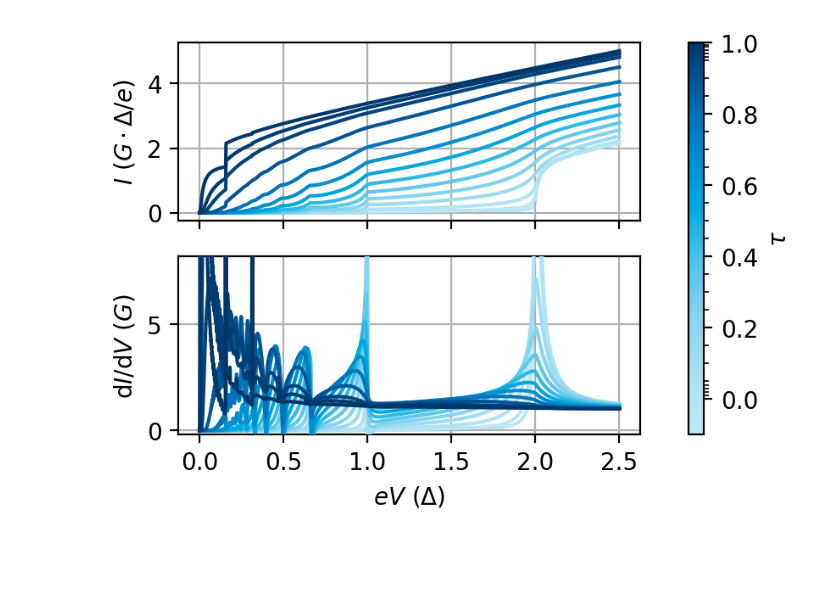
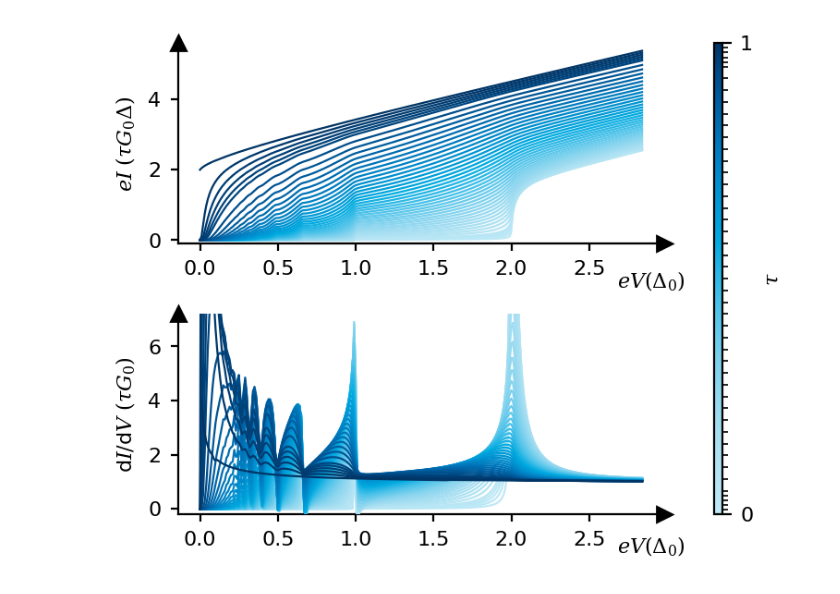
Before and after one commit to schmampf/dissertation, a Jupyter notebook: theory/meso/meso.ipynb, the cells around one changed output. Saved outputs shown, nothing was run; the diff lists cells and outputs as text; code cells hidden in the pictures; blank space fills up the shorter version.

Commit message:
mehr figures.

```diff
--- a/theory/meso/meso.ipynb
+++ b/theory/meso/meso.ipynb
@@ -35,10 +21,0 @@ I_nA = np.full((taus.shape[0], V_mV.shape[0]), np.nan)
-# %%
-for i, tau in enumerate(tqdm(taus)):
-    I_nA[i, :] = get_I_nA_HA(
-        V_mV=V_mV,
-        tau=tau,
-        T_K=T_K,
-        Delta_meV=np.array([Delta_meV, Delta_meV]),
-        Gamma_meV=np.array([Gamma_meV, Gamma_meV]),
-    )
-dIdV_G0 = np.gradient(I_nA, V_mV, axis=1) / G_0_muS
@@ -45,44 +154,70 @@ dIdV_G0 = np.gradient(I_nA, V_mV, axis=1) / G_0_muS
 # %%
 %matplotlib inline
-from torch import inverse
+
+fig, axs = plt.subplots(figsize=(3.8,3), ncols=2, nrows=2, dpi=200,
+        gridspec_kw={"width_ratios":[5.8,.1], "hspace": 0.35})
+fig.subplots_adjust(top=0.95, bottom=0.1)  # oder was immer gut aussieht
+# alternativ: fig.tight_layout(rect=[0, 0, 1, 0.98])
 
 
-plt.figure(1)
-fig, axs = plt.subplots(figsize=(4,3), ncols=2, nrows=2, dpi=200,
-        gridspec_kw={"width_ratios":[5.8,.2]})
 gs = axs[0,1].get_gridspec()
-ax11 = axs[0,0]
-ax12 = axs[1,0]
+ax_IV = axs[0,0]
+ax_dIdV = axs[1,0]
 
-black_lim = .1
-
-t, _ = np.meshgrid(taus, np.ones_like(taus))
-# cmap = cmap(inverse=True, clim=[.1, .8])
+t, _ = np.meshgrid(tau, np.ones_like(tau))
 tau_map = cmap(clim=[.1, .8], inverse=True)
-im = axs[0,1].imshow(t, cmap = tau_map, clim=(1, 0))
+im = axs[0,1].imshow(t, cmap = tau_map, clim=(0, 1))
 
 axs[0,1].remove()
 axs[1,1].remove()
 ax_clb = fig.add_subplot(gs[:,-1])
 cbar=fig.colorbar(im, label=r'$\tau$', cax=ax_clb)
-ax_clb.set_yticks(taus, minor=True)
+ax_clb.set_yticks(tau, minor=True)
+ax_clb.set_yticks([0,1])
 
-for i, tau in enumerate(taus):
-    if i%2==1:
-        ax11.plot(V_mV/Delta_meV, I_nA[i,:] / G_0_muS /tau / Delta_meV, '-',label=f'{tau:0.03}', zorder=i, color=tau_map(tau))
-        ax12.plot(V_mV/Delta_meV, dIdV_G0[i,:]/tau, '-',label=f'{tau:0.03}', zorder=i, color=tau_map(tau))
+lw=.8
+for i, tau_i in enumerate(tau):
+#     if i%2==1:
+    ax_IV.plot(eV_Delta, eI_DeltaG_0[i,:]/tau_i, '-',label=f'{tau_i:0.03}', zorder=i, color=tau_map(tau_i), lw=lw)
+    ax_dIdV.plot(eV_Delta2, dIdV_G_0[i,:]/tau_i, '-',label=f'{tau_i:0.03}', zorder=i, color=tau_map(tau_i), lw=lw)
 
-ax11.set_xticklabels([])
-ax11.grid()
-ax12.grid()
-# ax11.set_xlim(-0.1,2.6)
-# ax12.set_xlim(-0.1,2.6)
-# ax11.set_ylim(-0.1,5.1)
-ax12.set_ylim(-0.2,8.2)
+ax_dIdV.set_ylim(-0.2,7.2)
+ax_IV.set_ylim(-0.1, 5.6)
 
-ax11.set_ylabel(r'$I\ (nA)$')
-ax11.set_ylabel(r'$I\ (G \cdot \Delta/e)$')
-ax12.set_xlabel(r'$eV\ (\Delta)$')
-# ax12.set_ylabel(r'd$I/$d$V\ (G_0)$')
-ax12.set_ylabel(r'd$I/$d$V\ (G)$')
+color='k'
+for ax in [ax_IV, ax_dIdV]:
+
+    # Remove frame
+    for spine in ["top", "right"]:
+        ax.spines[spine].set_visible(False)
+
+    x_lim = ax.get_xlim()
+    y_lim = ax.get_ylim()
+
+    ax_trans = ax.get_xaxis_transform()
+    # Draw arrow heads
+    ax.plot(x_lim[1], y_lim[0], ">", color="k", clip_on=False)
+    ax.plot(x_lim[0], y_lim[1], "^", color="k", clip_on=False)
+    ax.set_xlim(x_lim)
+    ax.set_ylim(y_lim)
+
+    # Simplify ticks
+    # ax.set_xticks([-3, -2, -1, 0, 1, 2, 3])
+    # ax.set_yticks([0, 1])
+    ax.tick_params(
+        axis="both",
+        direction="out",
+        length=3,
+        labelsize=8,
+        color=color,
+        labelcolor=color,
+    )
+
+ax_IV.text(x_lim[1]-.3, -1.175, "$eV (\\Delta_0)$", ha="left", va="center", fontsize=8)
+ax_dIdV.text(x_lim[1]-.3, -1.4, "$eV (\\Delta_0)$", ha="left", va="center", fontsize=8)
+ax_IV.set_ylabel('$eI\\ (\\tau G_0\\Delta)$')
+ax_dIdV.set_ylabel('d$I/$d$V\\ (\\tau G_0)$')
+
+fig.savefig("mar-iv.pgf")
+fig.savefig("mar-iv.pdf")
 # %% [output]
@@ -91 +224 @@ Text(0, 0.5, 'd$I/$d$V\\ (G)$')
-[figure, old version]
+[figure, new version]
```
Also changed, not shown: parts of 7 cells of this notebook, 11 other files.
